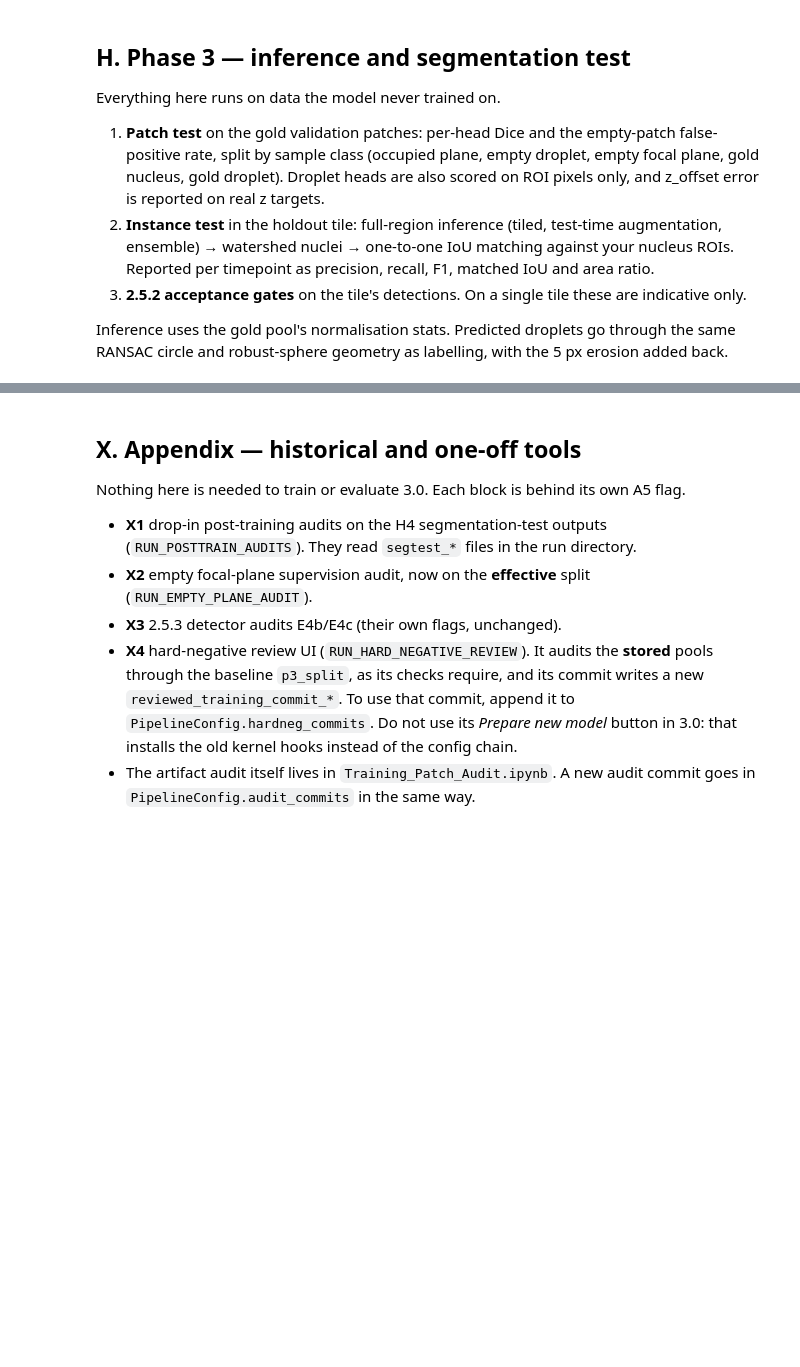
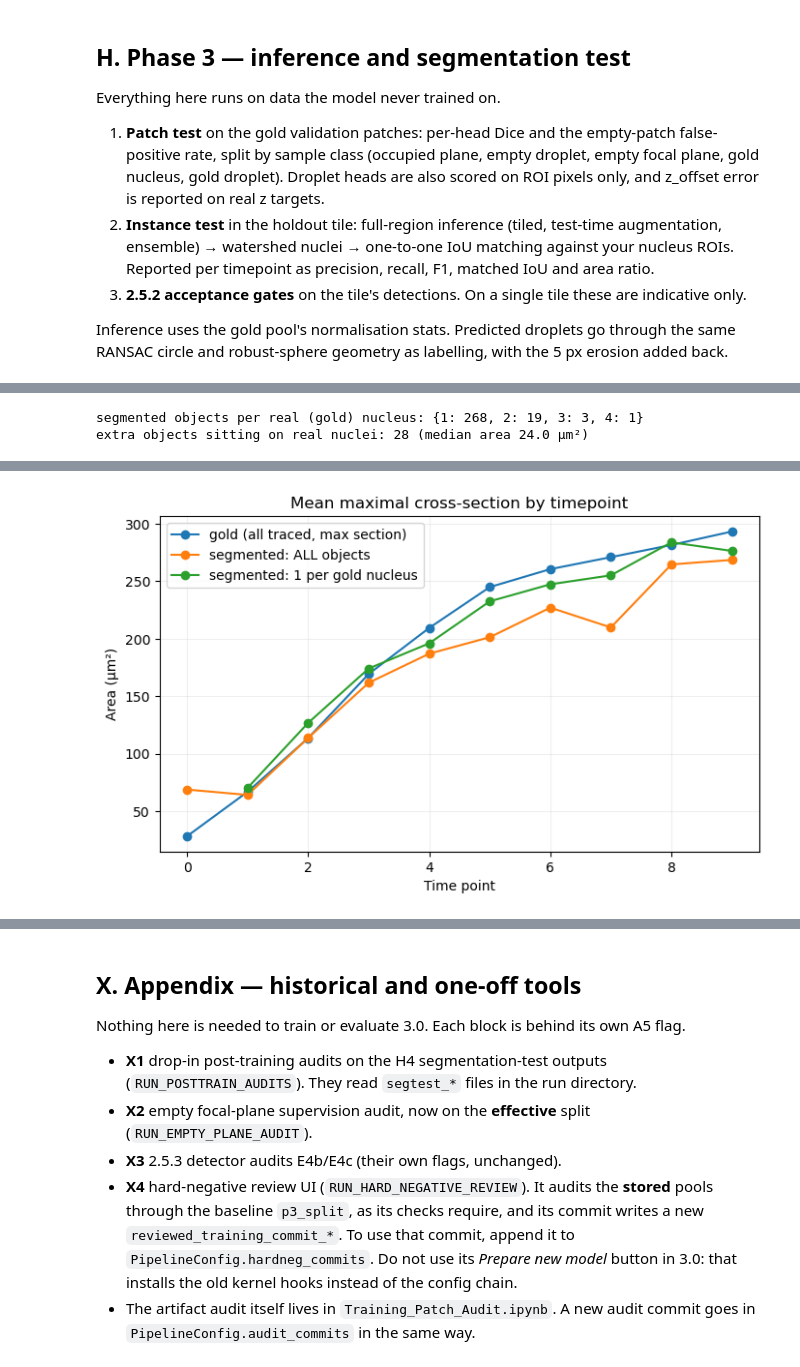
Before and after one commit to Tdeibert/Nuclear_Scaling_ML, a Jupyter notebook: Code_Repository/Python/Model_Training/vulcan_training_3_0.ipynb, the cells around one changed output, grey strips where cells are left out. Drawn from its saved outputs; the diff is of its cells as text; code cells hidden in the pictures; blank space fills up the shorter version.

```diff
--- a/Code_Repository/Python/Model_Training/vulcan_training_3_0.ipynb
+++ b/Code_Repository/Python/Model_Training/vulcan_training_3_0.ipynb
@@ -4472,0 +4957,18 @@ if RUN_AREA_EQUIVALENCE:
+# %%
+# ONE-OFF (informational): re-check the "no gold" list against ALL gold ROIs in the frame,
+# not just ROIs fully inside the test tile (p3_gold_in_box drops ROIs crossing the border).
+_hs_shape = load_memmap_tiff(cfg.image_file).shape
+_all_gold = p3_gold_in_box((-1, -1, _hs_shape[-2] + 1, _hs_shape[-1] + 1), _meta["t_range"], _meta["z_range"], cfg)
+_foot_all = {}
+for (t, z), locs in _all_gold.items():
+    _foot_all.setdefault(int(t), []).extend(locs)
+
+def _covered_any(t, cy, cx):
+    y, x = int(round(cy)), int(round(cx))
+    return any(a <= y < c and b <= x < d and m[y - a, x - b] for (a, b, c, d), m in _foot_all.get(int(t), []))
+
+NO_GOLD["has_gold_anywhere"] = [_covered_any(r.t, r.cy, r.cx) for r in NO_GOLD.itertuples()]
+print(pd.crosstab(NO_GOLD.touches_tile_edge, NO_GOLD.has_gold_anywhere,
+                  rownames=["touches tile edge"], colnames=["gold ROI exists (any position)"]))
+ARTIFACT_CANDIDATES = NO_GOLD[~NO_GOLD.has_gold_anywhere]
+display(ARTIFACT_CANDIDATES[["t", "z", "n_planes", "cy", "cx", "area_um2", "mean_p"]].round(1))
@@ -4472,0 +4996,56 @@ if RUN_AREA_EQUIVALENCE:
+# %%
+# ONE-OFF (informational): do real nuclei carry EXTRA segmented objects (duplicates/fragments)
+# that pass the gold-xy test but depress the population mean? Groups gold ROIs across planes
+# into physical nuclei, assigns each segmented 3D object to the nucleus under its centre, and
+# compares population means: all objects vs one (largest) object per gold nucleus.
+_rows = []
+for (t, z), locs in _all_gold.items():
+    for (a, b, c, d), m in locs:
+        yy, xx = np.nonzero(m)
+        _rows.append(dict(t=int(t), z=int(z), cy=a + yy.mean(), cx=b + xx.mean(),
+                          area_um2=m.sum() * cfg.pixel_size_um ** 2, loc=((a, b, c, d), m)))
+_groi = pd.DataFrame(_rows)
+# cluster ROIs of the same timepoint into physical nuclei (centres within 4 um across planes)
+_groi["gid"] = -1
+for t, g in _groi.groupby("t"):
+    centres, gid = [], []
+    for i, r in g.sort_values("area_um2", ascending=False).iterrows():
+        d = [np.hypot(r.cy - cy, r.cx - cx) * cfg.pixel_size_um for cy, cx in centres]
+        if d and min(d) < 4:
+            _groi.at[i, "gid"] = int(np.argmin(d)) + 1000 * t
+        else:
+            centres.append((r.cy, r.cx)); _groi.at[i, "gid"] = len(centres) - 1 + 1000 * t
+GOLD_NUC = _groi.groupby("gid").agg(t=("t", "first"), cy=("cy", "mean"), cx=("cx", "mean"),
+                                   gold_max_area=("area_um2", "max"), n_planes=("z", "nunique"))
+
+def _which_gold(t, cy, cx):
+    y, x = int(round(cy)), int(round(cx))
+    for r in _groi[_groi.t == t].itertuples():
+        (a, b, c, d), m = r.loc
+        if a <= y < c and b <= x < d and m[y - a, x - b]:
+            return r.gid
+    return -1
+
+NUC3D["gid"] = [_which_gold(r.t, r.cy, r.cx) for r in NUC3D.itertuples()]
+_on = NUC3D[NUC3D.gid >= 0]
+_per = _on.groupby("gid").size()
+print("segmented objects per real (gold) nucleus:", _per.value_counts().sort_index().to_dict())
+_dup = _on[_on.duplicated("gid", keep=False)]
+_secondary = _dup.sort_values("area_um2", ascending=False).duplicated("gid")
+print(f"extra objects sitting on real nuclei: {int(_secondary.sum())} "
+      f"(median area {_dup[_secondary.values].area_um2.median():.1f} µm²)")
+
+_primary = _on.sort_values("area_um2", ascending=False).drop_duplicates("gid")
+CURVE = pd.DataFrame({
+    "gold (all traced, max section)": GOLD_NUC.groupby("t").gold_max_area.mean(),
+    "segmented: ALL objects":         NUC3D.groupby("t").area_um2.mean(),
+    "segmented: 1 per gold nucleus":  _primary.groupby("t").area_um2.mean(),
+    "n gold nuclei":                  GOLD_NUC.groupby("t").size(),
+    "n segmented objects":            NUC3D.groupby("t").size(),
+}).round(1)
+display(CURVE)
+_ax = CURVE.iloc[:, :3].plot(marker="o", figsize=(8, 4.5), title="Mean maximal cross-section by timepoint")
+_ax.set(xlabel="Time point", ylabel="Area (µm²)"); _ax.grid(alpha=.2); plt.show()
+# %% [output]
+segmented objects per real (gold) nucleus: {1: 268, 2: 19, 3: 3, 4: 1}
+extra objects sitting on real nuclei: 28 (median area 24.0 µm²)
@@ -4472,0 +5064 @@ if RUN_AREA_EQUIVALENCE:
+[figure, added]
```
Also changed, not shown: parts of 18 cells of this notebook.
